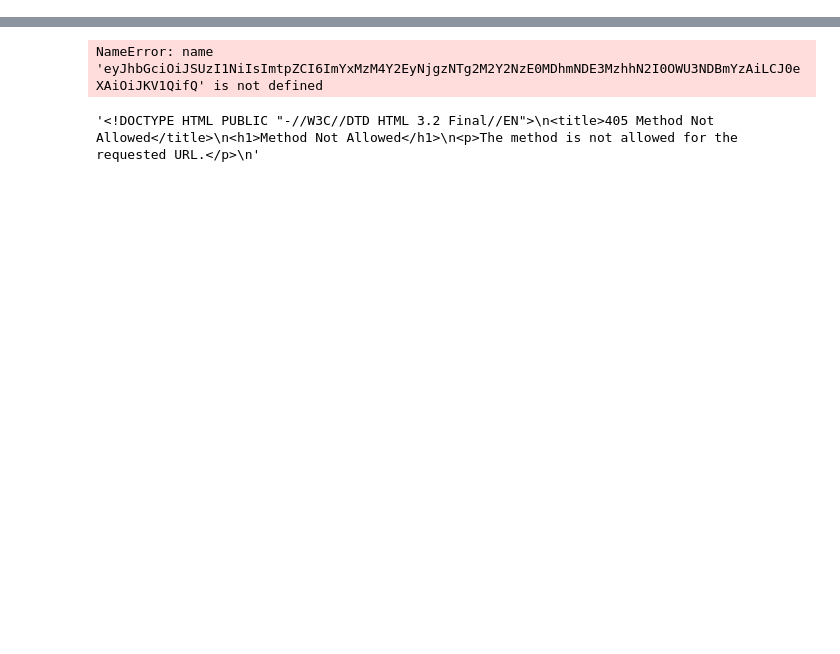
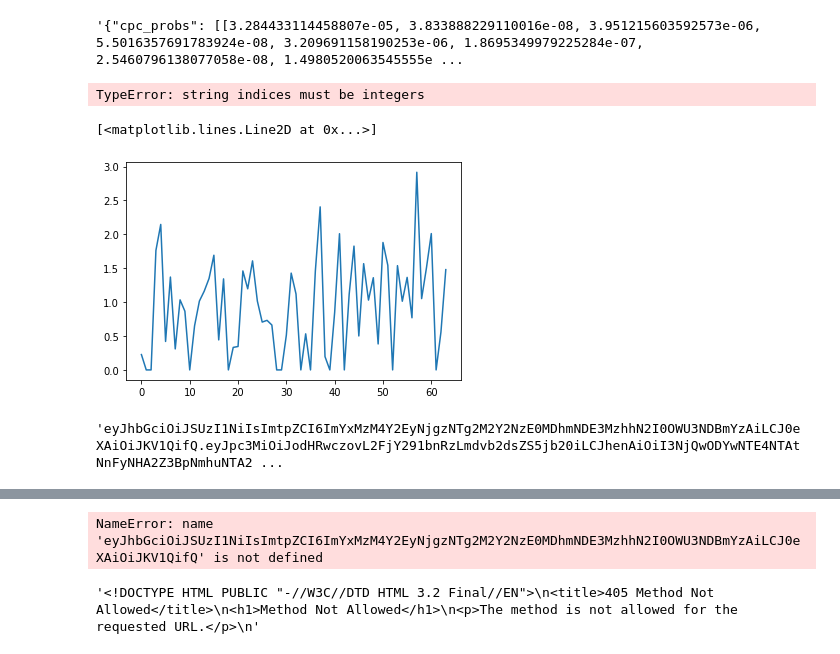
Before and after one commit to mlawson00/mal-patent-tool, a Jupyter notebook: mlflow/mlflow_test.ipynb, the cells around one changed output, grey strips where cells are left out. Saved outputs shown, nothing was run; the diff lists cells and outputs as text; code cells hidden in the pictures; blank space fills up the shorter version.

```diff
--- a/mlflow/mlflow_test.ipynb
+++ b/mlflow/mlflow_test.ipynb
@@ -38,0 +191,4 @@ id_token
+# %%
+a[200]=1
+# %%
+out = requests.post(f'{audience}/invocations', json=a.reshape(1,-1).tolist())
@@ -38,0 +197,15 @@ id_token
+# %%
+out.text['"cpc_probs"]
+# %% [output]
+'{"cpc_probs": [[3.284433114458807e-05, 3.833888229110016e-08, 3.951215603592573e-06, 5.5016357691783924e-08, 3.209691158190253e-06, 1.8695349979225284e-07, 2.5460796138077058e-08, 1.4980520063545555e ...
+# %%
+json.loads(out.text)
+# %%
+plt.plot(json.loads(out.text["cpc_probs"])[0])
+# %% [output]
+TypeError: string indices must be integers
+# %%
+plt.plot(json.loads(out.text)['raw_emb'][0])
+# %% [output]
+[<matplotlib.lines.Line2D at 0x...>]
+[figure, added]
@@ -38,0 +222,4 @@ id_token
+# %%
+creds.id_token
+# %% [output]
+'eyJhbGciOiJSUzI1NiIsImtpZCI6ImYxMzM4Y2EyNjgzNTg2M2Y2NzE0MDhmNDE3MzhhN2I0OWU3NDBmYzAiLCJ0eXAiOiJKV1QifQ.eyJpc3MiOiJodHRwczovL2FjY291bnRzLmdvb2dsZS5jb20iLCJhenAiOiI3NjQwODYwNTE4NTAtNnFyNHA2Z3BpNmhuNTA2 ...
```
Also changed, not shown: parts of 69 cells of this notebook.
